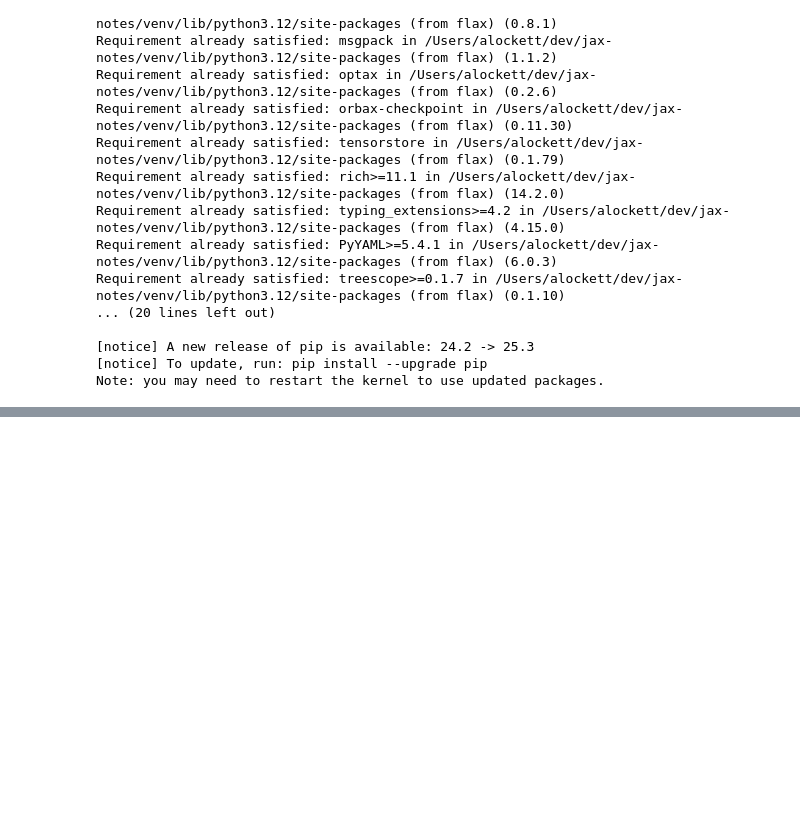
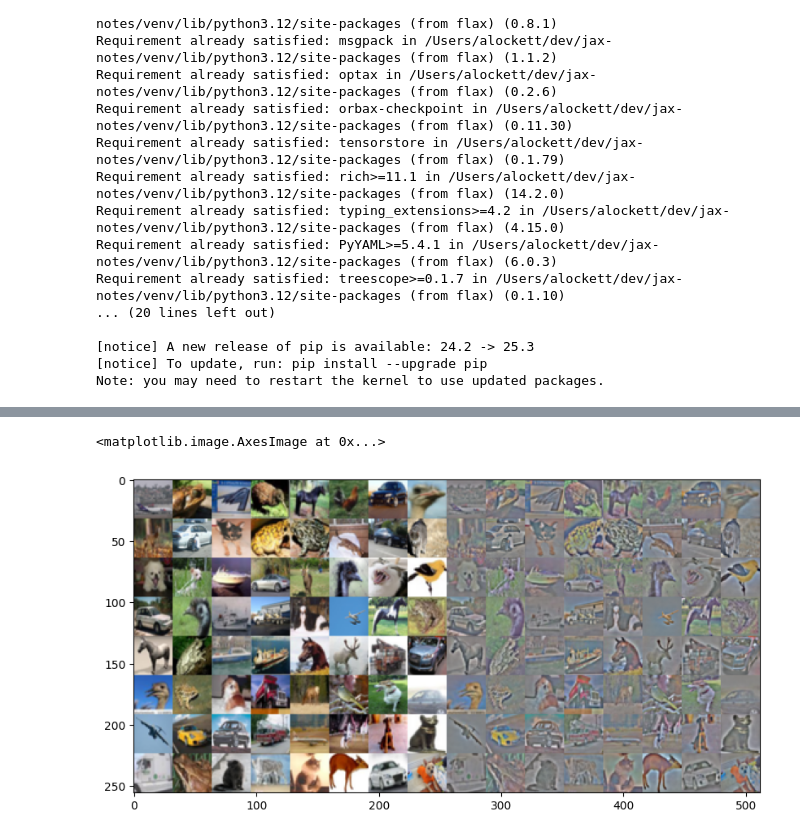
Before and after one commit to hypernicon/jax-notes, a Jupyter notebook: notebooks/jax-classification.ipynb, the cells around one changed output, grey strips where cells are left out. Saved outputs shown, nothing was run; the diff lists cells and outputs as text; code cells hidden in the pictures; blank space fills up the shorter version.

```diff
--- a/notebooks/jax-classification.ipynb
+++ b/notebooks/jax-classification.ipynb
@@ -651,0 +854,4 @@ TypeError: ConvSubblock.__call__() takes 2 positional arguments but 3 were given
+# %%
+cifar10 = load_dataset("uoft-cs/cifar10")
+
+print(cifar10)
@@ -651,0 +869,22 @@ TypeError: ConvSubblock.__call__() takes 2 positional arguments but 3 were given
+# %%
+cifar10_train_ds = cifar10["train"]
+cifar10_test_ds = cifar10["test"]
+
+cifar10_train_images_jnp = jnp.array(cifar10_train_ds["img"]).astype(jnp.float32) / 255.0
+print(f"Train images shape: {cifar10_train_images_jnp.shape} -- max: {jnp.max(cifar10_train_images_jnp)}, min: {jnp.min(cifar10_train_images_jnp)}")
+
+key, key_subsample = jax.random.split(key)
+cifar10_image_subsample = jax.random.choice(key_subsample, cifar10_train_images_jnp, shape=(10_000,), replace=False)
+print(f"Image subsample shape: {cifar10_image_subsample.shape} -- max: {jnp.max(cifar10_image_subsample)}, min: {jnp.min(cifar10_image_subsample)}")
+
+cifar10_train_mean, cifar10_train_cov_sqrt = compute_whitening_params(cifar10_image_subsample, eps=1e-1)
+print(f"mean shape: {cifar10_train_mean.shape} -- min: {jnp.min(cifar10_train_mean)}, max: {jnp.max(cifar10_train_mean)}")
+print(f"cov_sqrt shape: {cifar10_train_cov_sqrt.shape} -- min: {jnp.min(cifar10_train_cov_sqrt)}, max: {jnp.max(cifar10_train_cov_sqrt)}")
+
+cifar10_test_images_jnp = jnp.array(cifar10_test_ds["img"]).astype(jnp.float32) / 255.0
+cifar10_train = whiten(cifar10_train_images_jnp, cifar10_train_mean, cifar10_train_cov_sqrt)
+cifar10_test = whiten(cifar10_test_images_jnp, cifar10_train_mean, cifar10_train_cov_sqrt)
+
+print("training data shape:", cifar10_train.shape, "test data shape:", cifar10_test.shape)
+print(f"whitened train min: {jnp.min(cifar10_train)}, max: {jnp.max(cifar10_train)}")
+print(f"whitened test min: {jnp.min(cifar10_test)}, max: {jnp.max(cifar10_test)}")
@@ -651,0 +899,21 @@ TypeError: ConvSubblock.__call__() takes 2 positional arguments but 3 were given
+# %%
+def reshape_color_images_for_display(images):
+    # images is shape (n, h, w, c), we will make it (mh, mw, c) where n = m^2
+    per_side = int(jnp.sqrt(images.shape[0]))
+    assert per_side * per_side == images.shape[0], "images must be a square number of images"
+    images_reshaped = images.reshape(per_side, per_side, images.shape[1], images.shape[2], images.shape[3])
+    images_reshaped = images_reshaped.transpose(0, 2, 1, 3, 4)
+    return images_reshaped.reshape(per_side * images.shape[1], per_side * images.shape[2], images.shape[3])
+
+
+cifar10_train_images_for_display = reshape_color_images_for_display(cifar10_train_images_jnp[:64])
+cifar10_whitened_train_for_display = reshape_color_images_for_display(cifar10_train[:64])
+cifar10_whitened_train_for_display = cifar10_whitened_train_for_display - jnp.min(cifar10_whitened_train_for_display)
+cifar10_whitened_train_for_display = cifar10_whitened_train_for_display / jnp.max(cifar10_whitened_train_for_display)
+cifar10_full_image = jnp.concatenate([cifar10_train_images_for_display, cifar10_whitened_train_for_display], axis=1)
+
+fig, ax = plt.subplots(figsize=(10, 5))
+ax.imshow(cifar10_full_image)
+# %% [output]
+<matplotlib.image.AxesImage at 0x...>
+[figure, added]
```
Also changed, not shown: parts of 16 cells of this notebook, 6 other files.
